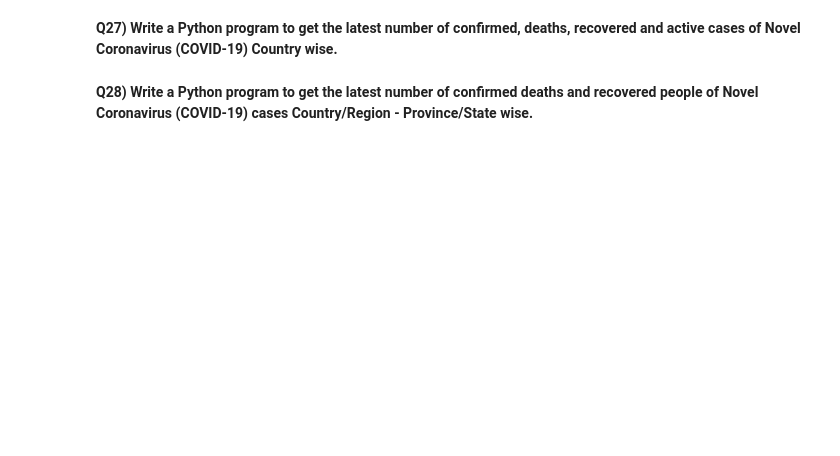
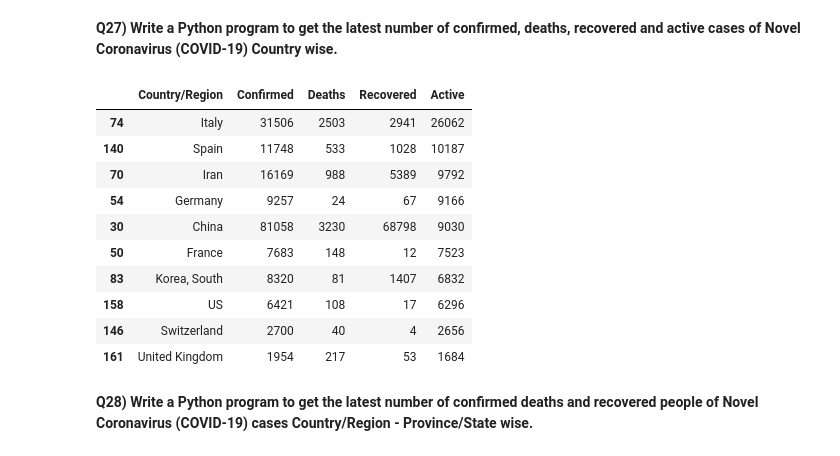
Before and after one commit to Jaya9522/almabetter_assignments, a Jupyter notebook: Copy_of_Assignment_Numpy_&_Pandas.ipynb, the cells around one changed output. Saved outputs shown, nothing was run; the diff lists cells and outputs as text; code cells hidden in the pictures; blank space fills up the shorter version.

```diff
--- a/Copy_of_Assignment_Numpy_&_Pandas.ipynb
+++ b/Copy_of_Assignment_Numpy_&_Pandas.ipynb
@@ -443,5 +635,24 @@ covid_data= pd.read_csv('https://raw.githubusercontent.com/CSSEGISandData/COVID-
 **Q27) Write a Python program to get the latest number of confirmed, deaths, recovered and active cases of Novel Coronavirus (COVID-19) Country wise.**
 # %%
 # Write your code here
+latest=covid_data.sort_values(['Last Update'], ascending=[False])
+# %%
+latest_grp=latest.groupby(['Country/Region'],as_index=False).agg({'Confirmed':"sum",'Deaths': "sum",'Recovered':"sum"})
+# %%
+latest_grp["Active"]=latest_grp["Confirmed"]-(latest_grp["Deaths"]+latest_grp["Recovered"])
+# %%
+latest_grp.sort_values(['Active'], ascending=[False]).head(10)
+# %% [output]
+|  | Country/Region | Confirmed | Deaths | Recovered | Active |
+| 74 | Italy | 31506 | 2503 | 2941 | 26062 |
+| 140 | Spain | 11748 | 533 | 1028 | 10187 |
+| 70 | Iran | 16169 | 988 | 5389 | 9792 |
+| 54 | Germany | 9257 | 24 | 67 | 9166 |
+| 30 | China | 81058 | 3230 | 68798 | 9030 |
+| 50 | France | 7683 | 148 | 12 | 7523 |
+| 83 | Korea, South | 8320 | 81 | 1407 | 6832 |
+| 158 | US | 6421 | 108 | 17 | 6296 |
+| 146 | Switzerland | 2700 | 40 | 4 | 2656 |
+| 161 | United Kingdom | 1954 | 217 | 53 | 1684 |
 # %% [markdown]
 **Q28) Write a Python program to get the latest number of confirmed deaths and recovered people of Novel Coronavirus (COVID-19) cases Country/Region - Province/State wise.**
```
Also changed, not shown: parts of 26 cells of this notebook.
